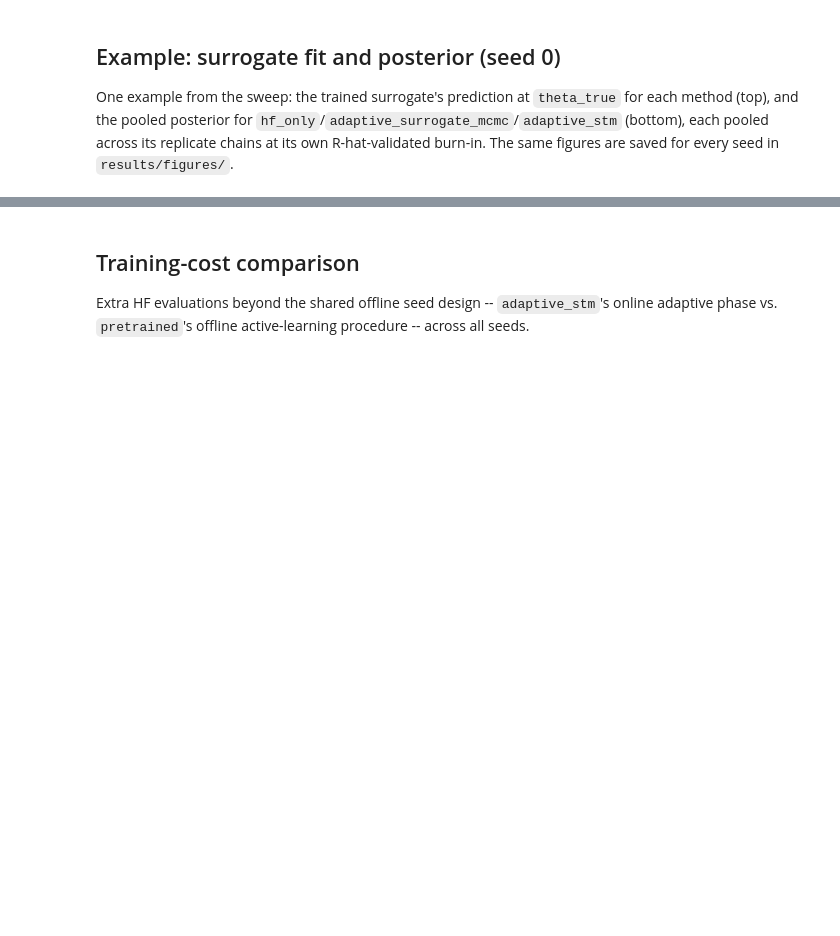
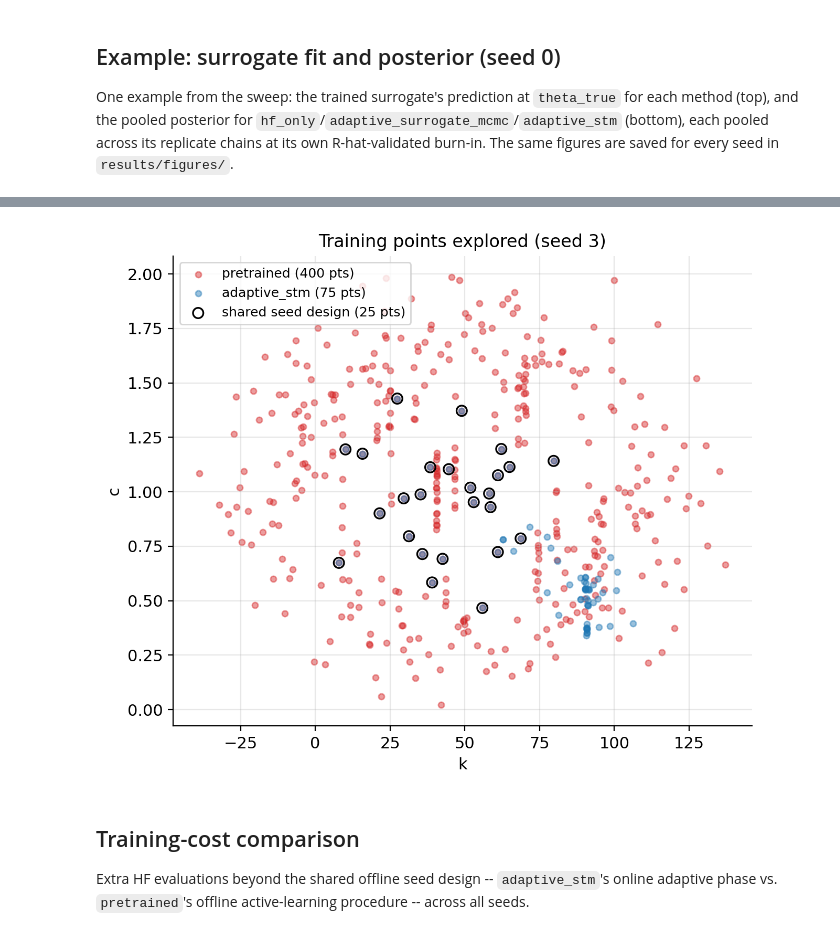
Before and after one commit to filippozacchei/MFDA_ActiveLearning, a Jupyter notebook: examples/toy_problem/msd_benchmark.ipynb, the cells around one changed output, grey strips where cells are left out. Cells and saved outputs as stored; diff of their text form; code cells hidden in the pictures; blank space fills up the shorter version.

```diff
--- a/examples/toy_problem/msd_benchmark.ipynb
+++ b/examples/toy_problem/msd_benchmark.ipynb
@@ -0,0 +10,18 @@
+# %%
+from run import _artifacts_dir, _save_figures, load_artifact
+
+TAG = ""  # match whatever --tag run.py was invoked with; "" for the untagged default
+
+seeds = sorted(int(p.stem.split("_")[1]) for p in _artifacts_dir(TAG).glob("seed_*.joblib"))
+if not seeds:
+    print(f"No artifacts found under {_artifacts_dir(TAG)} -- run `python run.py --n-seeds 25` first.")
+else:
+    for seed in seeds:
+        artifact = load_artifact(seed, tag=TAG)
+        _save_figures(
+            artifact["problem"], problem_seed=seed, tag=TAG,
+            seed_surrogate=artifact["seed_surrogate"], offline_surrogate=artifact["offline_surrogate"],
+            chains_by_method=artifact["chains_by_method"], surrogates_by_method=artifact["surrogates_by_method"],
+            posterior=artifact["posterior"],
+        )
+    print(f"Regenerated figures for {len(seeds)} seed(s): {seeds}")
@@ -143,3 +178,42 @@ display(Image(filename=str(FIGURES_DIR / f"posterior_scatter_seed_{example_seed}
+# %%
+def _offline_training_X(surrogate):
+    """Points `active_learning_offline_design` actually trained on. Prefers
+    `X_history` (persisted for any run using the now-fixed
+    `gp_active_mcmc.verification.design`); falls back to unscaling the fitted GP's
+    own stored data for older artifacts saved before that fix."""
+    if surrogate.X_history is not None:
+        return surrogate.X_history
+    inner = surrogate.gp._gps[0]
+    return inner._x_scaler.inverse_transform(inner._gp.X)
+
+
+example_artifact = load_artifact(example_seed, tag=TAG)
+offline_X = _offline_training_X(example_artifact["offline_surrogate"])
+stm_X = example_artifact["surrogates_by_method"]["adaptive_stm"][0].X_history
+seed_X = example_artifact["seed_X"]
+
+fig, ax = plt.subplots(figsize=(6.5, 5.5))
+ax.scatter(
+    offline_X[:, 0], offline_X[:, 1], s=16, alpha=0.45, color="tab:red",
+    label=f"pretrained ({offline_X.shape[0]} pts)",
+)
+ax.scatter(
+    stm_X[:, 0], stm_X[:, 1], s=16, alpha=0.45, color="tab:blue",
+    label=f"adaptive_stm ({stm_X.shape[0]} pts)",
+)
+ax.scatter(
+    seed_X[:, 0], seed_X[:, 1], s=50, facecolors="none", edgecolors="k", linewidths=1.2,
+    label=f"shared seed design ({seed_X.shape[0]} pts)", zorder=5,
+)
+ax.set_xlabel("k")
+ax.set_ylabel("c")
+ax.legend(fontsize=9)
+ax.set_title(f"Training points explored (seed {example_seed})")
+fig.tight_layout()
+fig.savefig(FIGURES_DIR / "training_points.png", bbox_inches="tight")
+display(Image(filename=str(FIGURES_DIR / f"training_points.png")))
+# %% [output]
+[figure, added]
 # %% [markdown]
 ## Training-cost comparison
 
```
Also changed, not shown: parts of 8 cells of this notebook, 18 other files.
